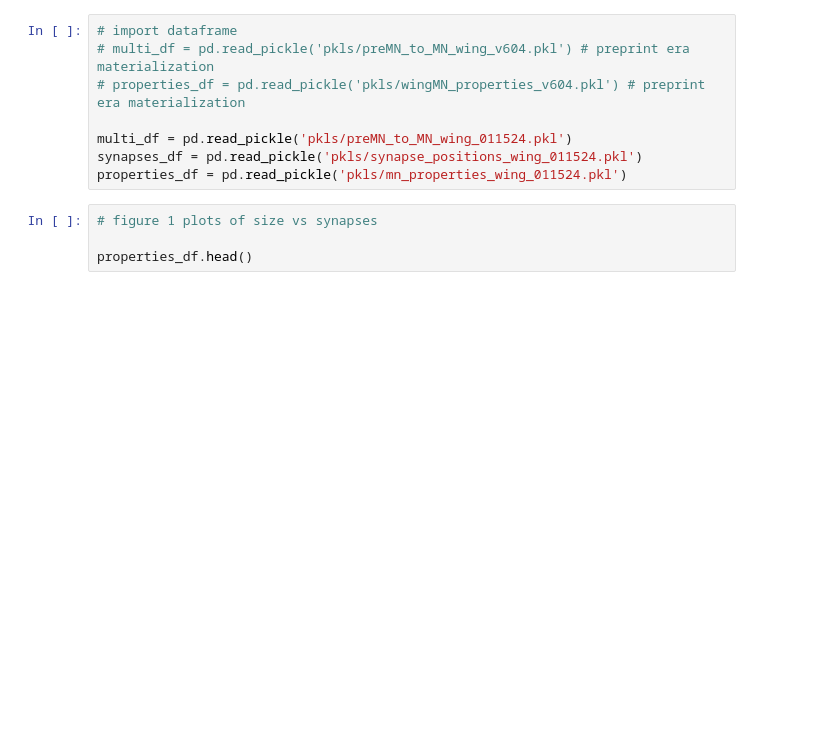
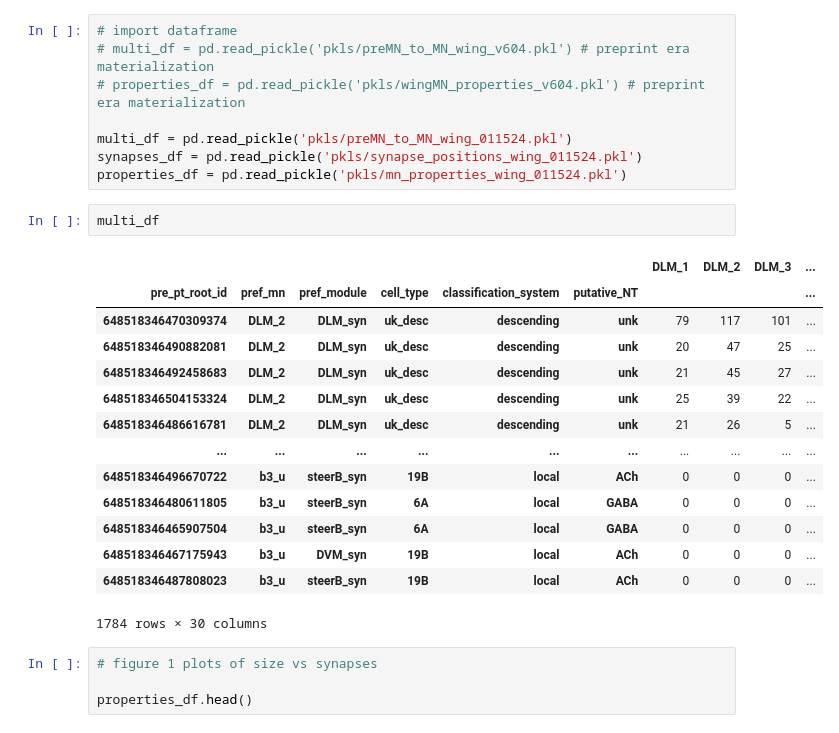
Before and after one commit to tuthill-lab/Lesser_Azevedo_2023, a Jupyter notebook: plot_from_pkl.ipynb, the cells around one changed output. Drawn from its saved outputs; the diff is of its cells as text; blank space fills up the shorter version.

```diff
--- a/plot_from_pkl.ipynb
+++ b/plot_from_pkl.ipynb
@@ -17,6 +16,23 @@ import ptitprince as pt
 multi_df = pd.read_pickle('pkls/preMN_to_MN_wing_011524.pkl')
 synapses_df = pd.read_pickle('pkls/synapse_positions_wing_011524.pkl')
 properties_df = pd.read_pickle('pkls/mn_properties_wing_011524.pkl')
+# %%
+multi_df
+# %% [output]
+|  |  |  |  |  |  | DLM_1 | DLM_2 | DLM_3 | ... |
+| pre_pt_root_id | pref_mn | pref_module | cell_type | classification_system | putative_NT |  |  |  | ... |
+| 648518346470309374 | DLM_2 | DLM_syn | uk_desc | descending | unk | 79 | 117 | 101 | ... |
+| 648518346490882081 | DLM_2 | DLM_syn | uk_desc | descending | unk | 20 | 47 | 25 | ... |
+| 648518346492458683 | DLM_2 | DLM_syn | uk_desc | descending | unk | 21 | 45 | 27 | ... |
+| 648518346504153324 | DLM_2 | DLM_syn | uk_desc | descending | unk | 25 | 39 | 22 | ... |
+| 648518346486616781 | DLM_2 | DLM_syn | uk_desc | descending | unk | 21 | 26 | 5 | ... |
+| ... | ... | ... | ... | ... | ... | ... | ... | ... | ... |
+| 648518346496670722 | b3_u | steerB_syn | 19B | local | ACh | 0 | 0 | 0 | ... |
+| 648518346480611805 | b3_u | steerB_syn | 6A | local | GABA | 0 | 0 | 0 | ... |
+| 648518346465907504 | b3_u | steerB_syn | 6A | local | GABA | 0 | 0 | 0 | ... |
+| 648518346467175943 | b3_u | DVM_syn | 19B | local | ACh | 0 | 0 | 0 | ... |
+| 648518346487808023 | b3_u | steerB_syn | 19B | local | ACh | 0 | 0 | 0 | ... |
+1784 rows × 30 columns
 # %%
 # figure 1 plots of size vs synapses
 
```
Also changed, not shown: parts of 1 cell of this notebook, 1 other file.
